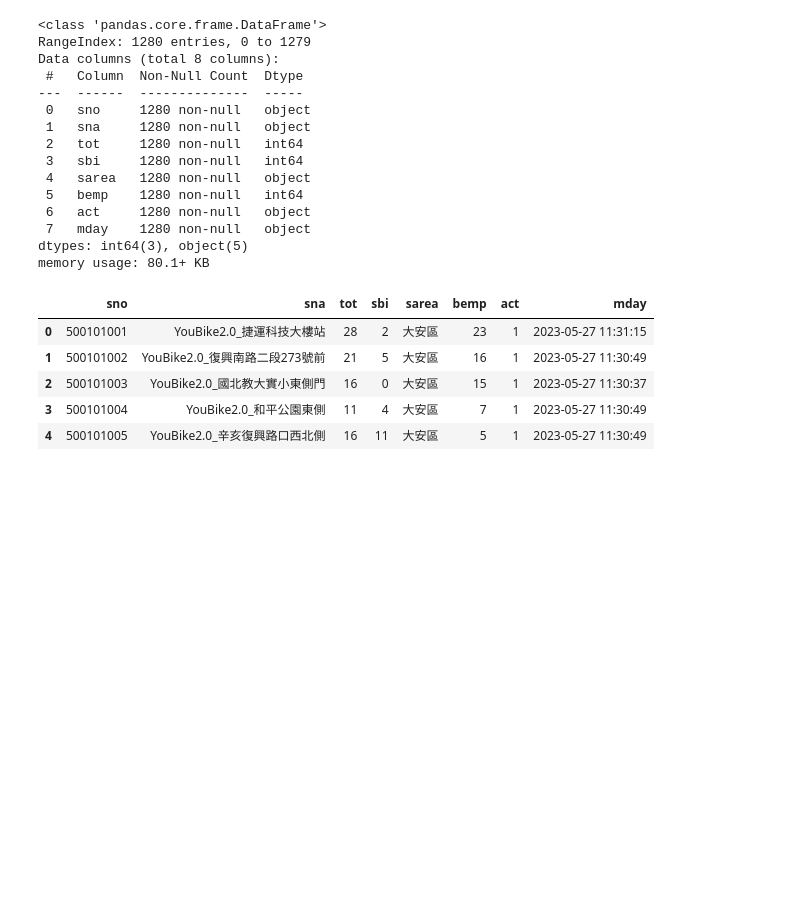
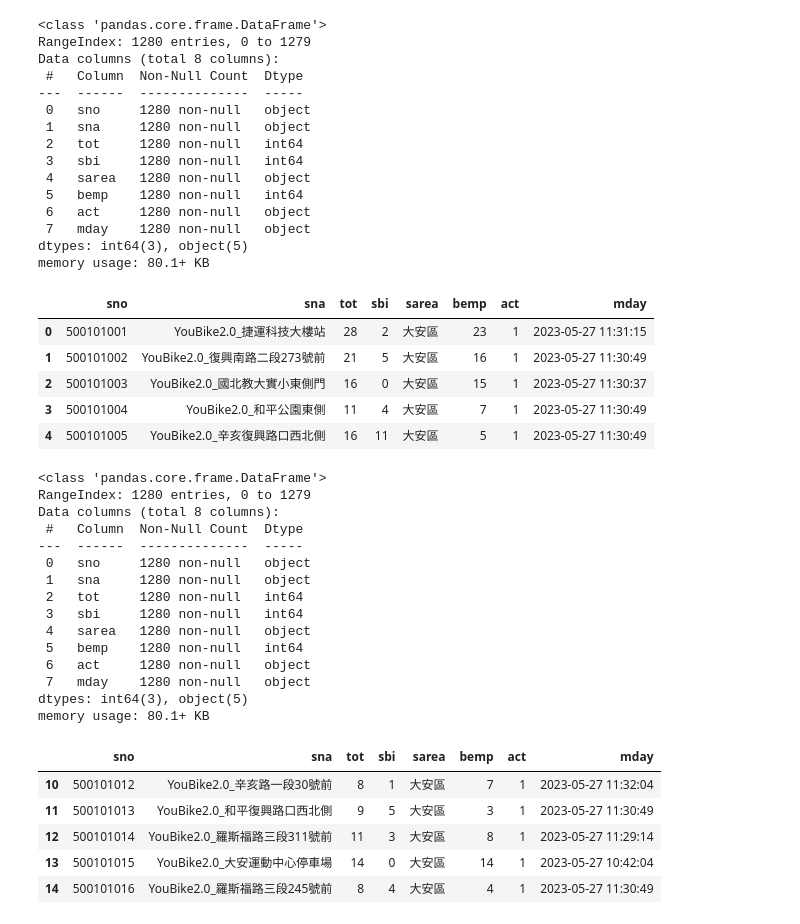
Before and after one commit to Wendy-TW/Python_Class_202305, a Jupyter notebook: Lesson_7_1_DataFrame.ipynb, the cells around one changed output. Drawn from its saved outputs; the diff is of its cells as text; code cells hidden in the pictures; blank space fills up the shorter version.

```diff
--- a/Lesson_7_1_DataFrame.ipynb
+++ b/Lesson_7_1_DataFrame.ipynb
@@ -119,3 +124,33 @@ memory usage: 80.1+ KB
 | 2 | 500101003 | YouBike2.0_國北教大實小東側門 | 16 | 0 | 大安區 | 15 | 1 | 2023-05-27 11:30:37 |
 | 3 | 500101004 | YouBike2.0_和平公園東側 | 11 | 4 | 大安區 | 7 | 1 | 2023-05-27 11:30:49 |
 | 4 | 500101005 | YouBike2.0_辛亥復興路口西北側 | 16 | 11 | 大安區 | 5 | 1 | 2023-05-27 11:30:49 |
+# %%
+# 選欄位  DataFrame[['文字1' '文字2']]
+DF5= DF2[['sno', 'sna', 'tot', 'sbi', 'sarea', 'bemp' , 'act', 'mday']]
+DF5.info()
+# 選取列  (slice)index key from 0 to n-1
+# DataFrame[ start_num:  end_num]
+
+DF5[10:15]
+# %% [output]
+<class 'pandas.core.frame.DataFrame'>
+RangeIndex: 1280 entries, 0 to 1279
+Data columns (total 8 columns):
+ #   Column  Non-Null Count  Dtype
+---  ------  --------------  -----
+ 0   sno     1280 non-null   object
+ 1   sna     1280 non-null   object
+ 2   tot     1280 non-null   int64
+ 3   sbi     1280 non-null   int64
+ 4   sarea   1280 non-null   object
+ 5   bemp    1280 non-null   int64
+ 6   act     1280 non-null   object
+ 7   mday    1280 non-null   object
+dtypes: int64(3), object(5)
+memory usage: 80.1+ KB
+|  | sno | sna | tot | sbi | sarea | bemp | act | mday |
+| 10 | 500101012 | YouBike2.0_辛亥路一段30號前 | 8 | 1 | 大安區 | 7 | 1 | 2023-05-27 11:32:04 |
+| 11 | 500101013 | YouBike2.0_和平復興路口西北側 | 9 | 5 | 大安區 | 3 | 1 | 2023-05-27 11:30:49 |
+| 12 | 500101014 | YouBike2.0_羅斯福路三段311號前 | 11 | 3 | 大安區 | 8 | 1 | 2023-05-27 11:29:14 |
+| 13 | 500101015 | YouBike2.0_大安運動中心停車場 | 14 | 0 | 大安區 | 14 | 1 | 2023-05-27 10:42:04 |
+| 14 | 500101016 | YouBike2.0_羅斯福路三段245號前 | 8 | 4 | 大安區 | 4 | 1 | 2023-05-27 11:30:49 |
```
Also changed, not shown: parts of 1 cell of this notebook.
